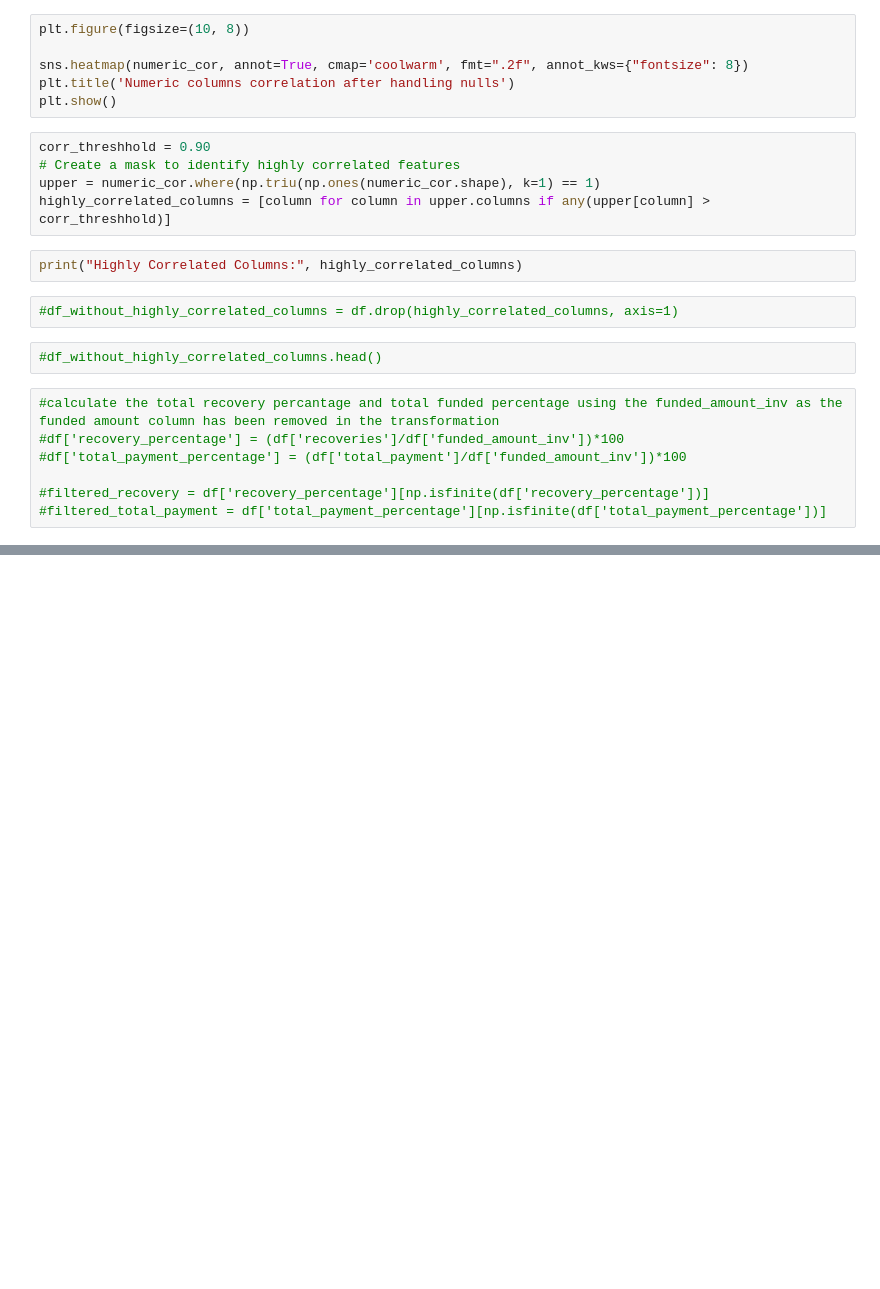
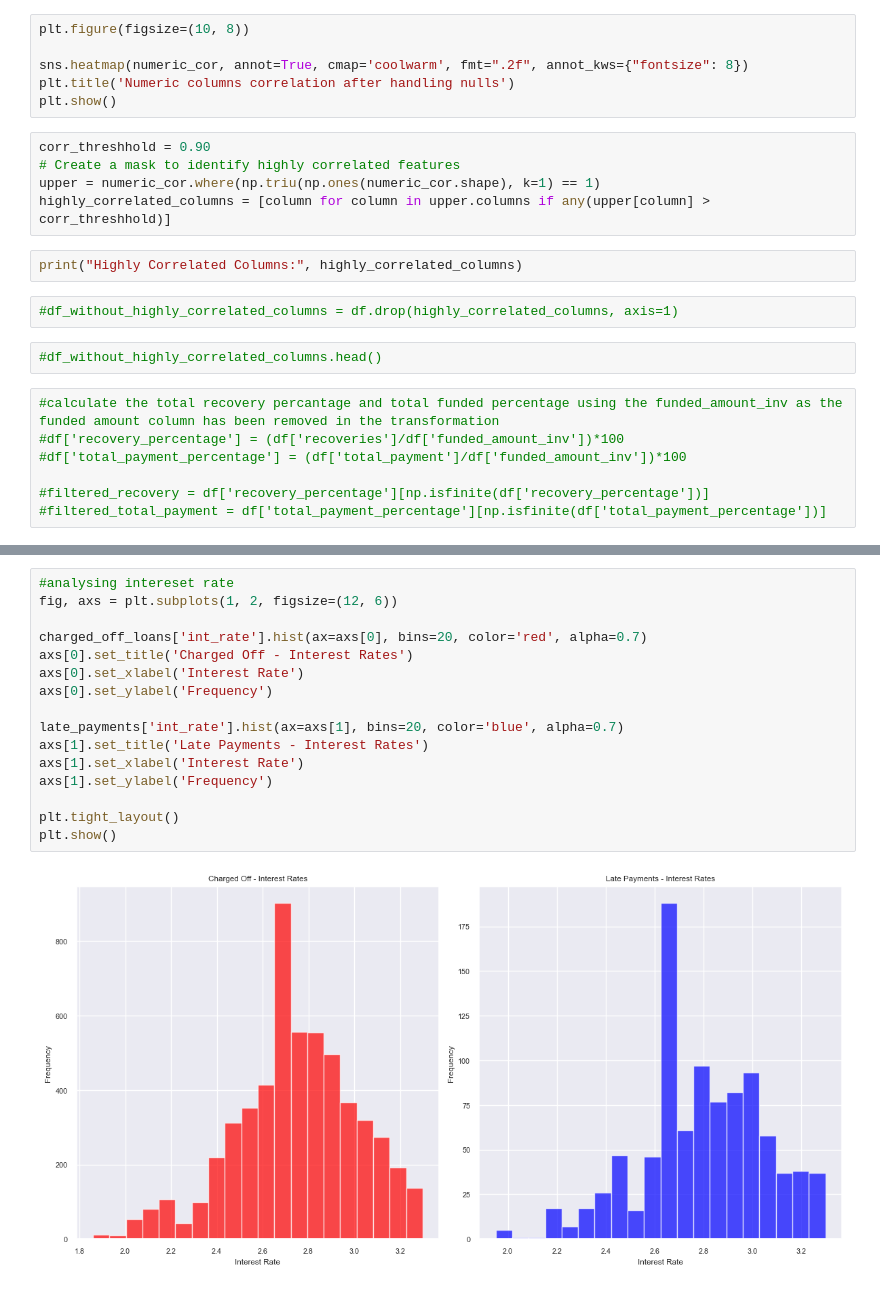
Before and after one commit to ana-mostafa/exploratory-data-analysis---customer-loans-in-finance410, a Jupyter notebook: process.ipynb, the cells around one changed output, grey strips where cells are left out. Cells and saved outputs as stored; diff of their text form; blank space fills up the shorter version.

```diff
--- a/process.ipynb
+++ b/process.ipynb
@@ -268,0 +359,18 @@ plt.show()
+# %%
+#analysing intereset rate
+fig, axs = plt.subplots(1, 2, figsize=(12, 6))
+
+charged_off_loans['int_rate'].hist(ax=axs[0], bins=20, color='red', alpha=0.7)
+axs[0].set_title('Charged Off - Interest Rates')
+axs[0].set_xlabel('Interest Rate')
+axs[0].set_ylabel('Frequency')
+
+late_payments['int_rate'].hist(ax=axs[1], bins=20, color='blue', alpha=0.7)
+axs[1].set_title('Late Payments - Interest Rates')
+axs[1].set_xlabel('Interest Rate')
+axs[1].set_ylabel('Frequency')
+
+plt.tight_layout()
+plt.show()
+# %% [output]
+[figure, added]
```
Also changed, not shown: parts of 42 cells of this notebook.
